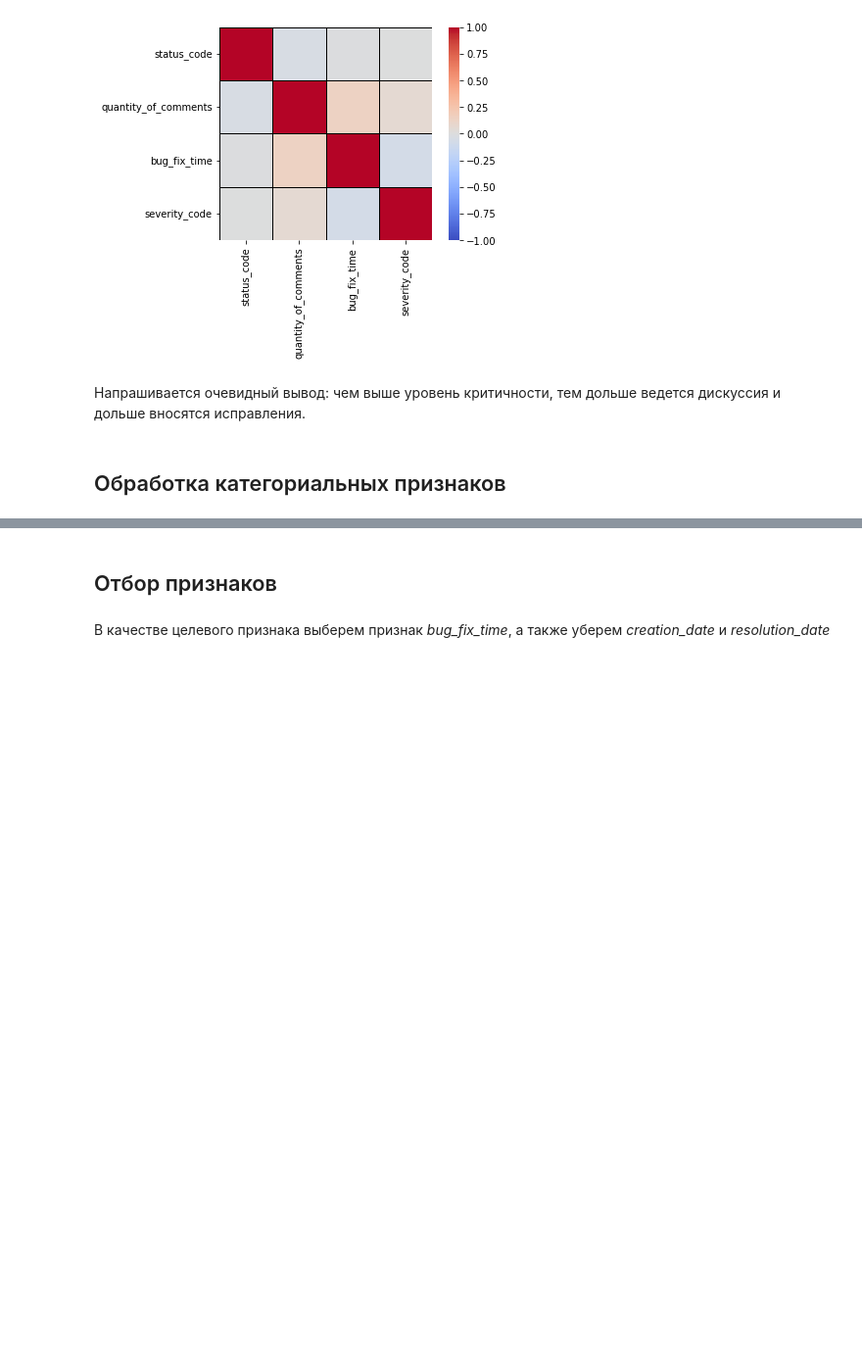
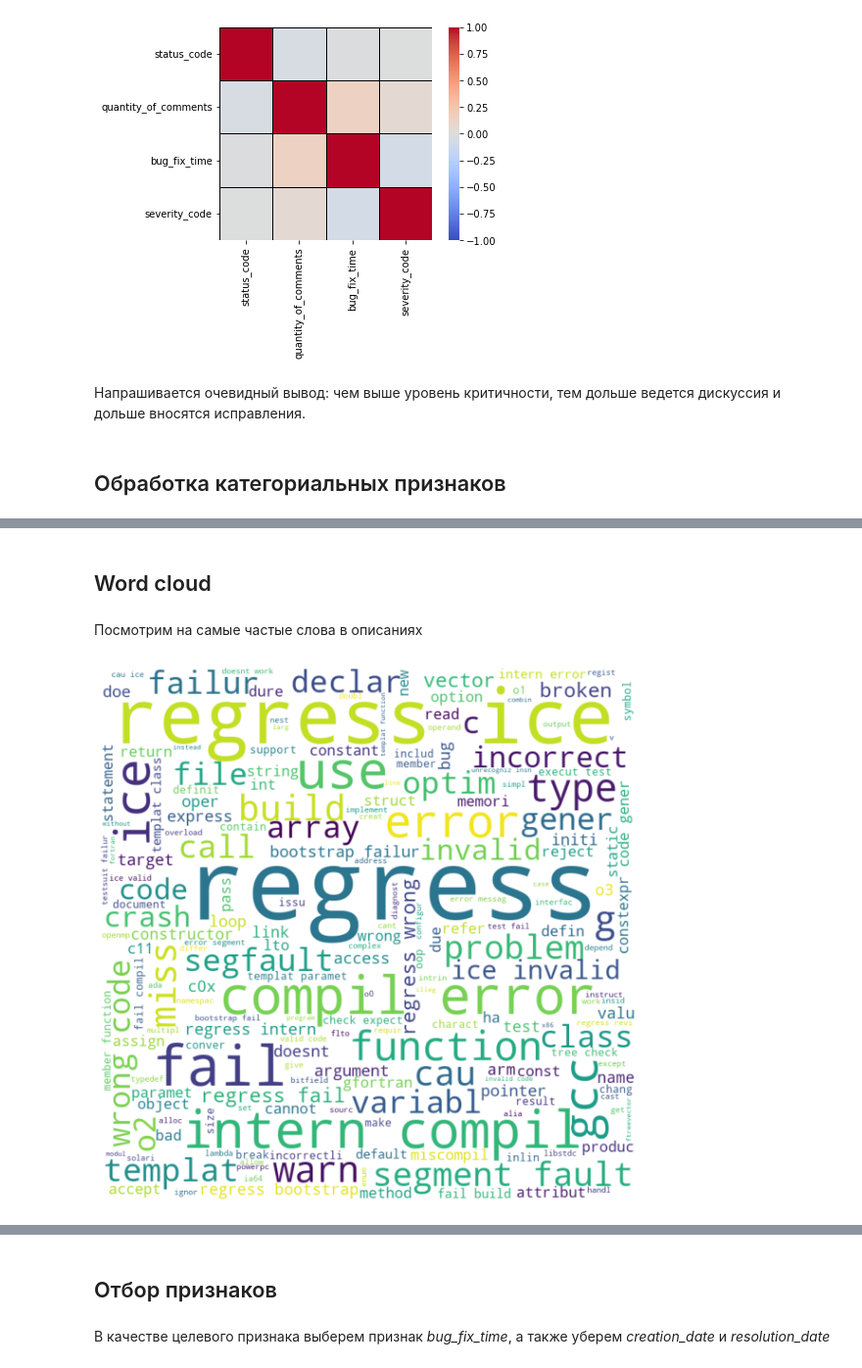
Before and after one commit to Sandro295/Masters-ML, a Jupyter notebook: homework-1.ipynb, the cells around one changed output, grey strips where cells are left out. Shown at 98% size. Saved outputs shown, nothing was run; the diff lists cells and outputs as text; code cells hidden in the pictures; blank space fills up the shorter version.

Commit message:
Add word cloud

```diff
--- a/homework-1.ipynb
+++ b/homework-1.ipynb
@@ -316,0 +328,14 @@ cleanerdata.head()
+# %%
+from nltk.corpus import stopwords
+from nltk import download
+download('stopwords')
+STOPWORDS = set(stopwords.words('english'))
+
+def punct_remove(text):
+    return re.sub(r'[^\w\s]', '', text)
+
+def remove_stopwords(text):
+    return ' '.join([word for word in text.split() if word not in STOPWORDS])
+
+def remove_space(text):
+    return re.sub(r"\s+"," ",text).strip()
@@ -316,0 +346,32 @@ cleanerdata.head()
+# %%
+def filter_text(text):
+    text = lower(text)
+    text = stemming(text)
+    text = punct_remove(text)
+    text = remove_stopwords(text)
+    text = remove_space(text)
+    return text
+# %%
+data['short_description'] = data['short_description'].apply(lambda x:filter_text(x))
+# %%
+data['long_description'] = data['long_description'].apply(lambda x:filter_text(x))
+# %% [markdown]
+## Word cloud
+# %% [markdown]
+Посмотрим на самые частые слова в описаниях
+# %%
+from wordcloud import WordCloud
+
+text = " ".join(data['short_description'])
+
+wordcloud = WordCloud(width = 800, height = 800,
+                background_color ='white',
+                stopwords = STOPWORDS,
+                min_font_size = 10).generate(text)
+
+plt.figure(figsize = (8, 8), facecolor = "white")
+plt.imshow(wordcloud)
+plt.axis("off")
+plt.tight_layout(pad = 0)
+# %% [output]
+[figure, added]
```
Also changed, not shown: parts of 29 cells of this notebook.
